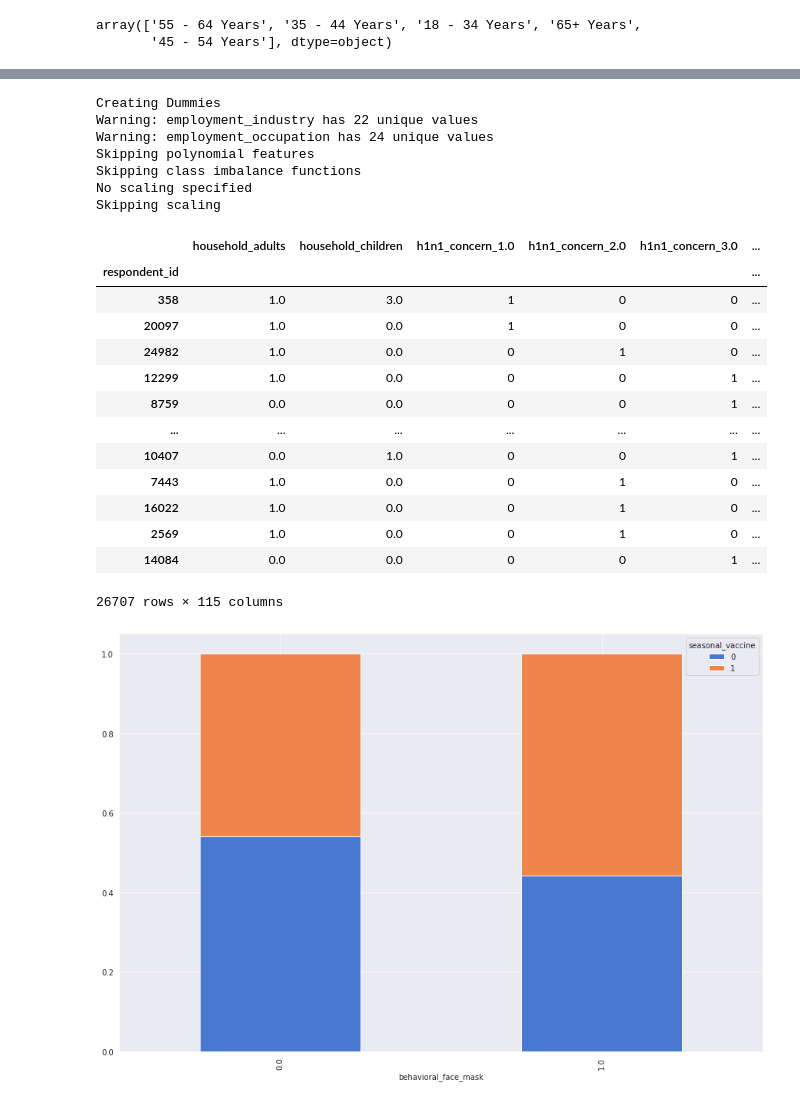
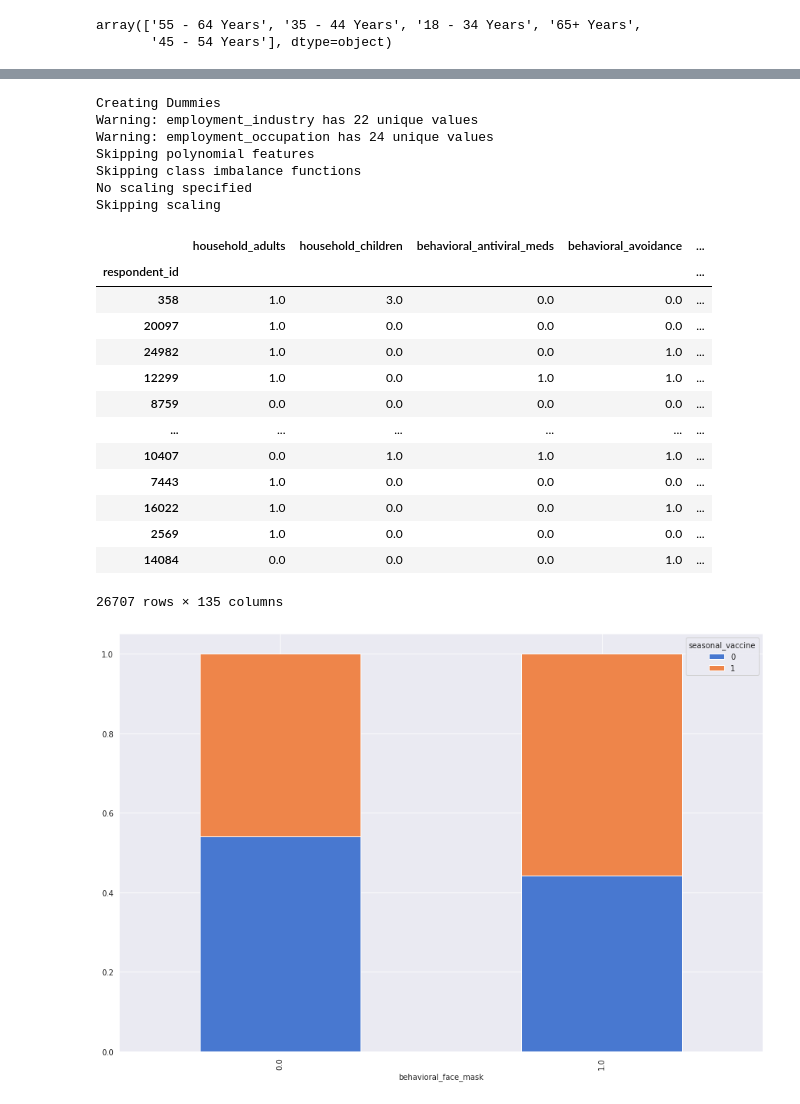
Before and after one commit to coreyryanhanson/predicting_seasonal_vaccinations, a Jupyter notebook: scratch_corey.ipynb, the cells around one changed output, grey strips where cells are left out. Saved outputs shown, nothing was run; the diff lists cells and outputs as text; code cells hidden in the pictures.

Commit message:
data cleaning work

```diff
--- a/scratch_corey.ipynb
+++ b/scratch_corey.ipynb
@@ -51,0 +18,23 @@ ValueError: could not convert string to float: '55 - 64 Years'
+# %%
+#Cleaning steps to do before column names are established.
+df = initial_cleaning(df)
+
+#Lists of columns to be fed into the model processor object and the functions that
+#manage imputed values for the nans.
+binary_columns = ['behavioral_antiviral_meds',
+       'behavioral_avoidance', 'behavioral_face_mask', 'behavioral_wash_hands',
+       'behavioral_large_gatherings', 'behavioral_outside_home',
+       'behavioral_touch_face', 'doctor_recc_h1n1', 'doctor_recc_seasonal',
+       'chronic_med_condition', 'child_under_6_months', 'health_worker',
+       'health_insurance', 'homeowner']
+ordinal_columns = ['h1n1_concern', 'h1n1_knowledge', 'opinion_h1n1_vacc_effective', 'opinion_h1n1_risk',
+       'opinion_h1n1_sick_from_vacc', 'opinion_seas_vacc_effective',
+       'opinion_seas_risk', 'opinion_seas_sick_from_vacc']
+continuous_columns = ["household_adults", "household_children"]
+
+#Function to generate a dictionary that manages impute strategies depending on
+#the type of data.
+impute_dict = gen_impute_dict(binary_columns, ordinal_columns, continuous_columns)
+
+#Cleans the rest of the data and stores the fitted imputer objects into a list for later use.
+df, imputes = fit_clean_data(df, impute_dict)
@@ -83,17 +99,18 @@ df = get_imputer_objs(df, impute_dict, imputes)
 
 #Lists to go in the dictionaries.
 
-reg_dummies = []
+missing_dummies = extract_column_names(df, "^missing")
 target_col1 = "h1n1_vaccine"
 target_col2 = "seasonal_vaccine"
 target_cols = [target_col1, target_col2]
 untr = ['household_adults', 'household_children',]
-nom = df.columns.drop(pd.Index([*untr, *target_cols])).to_numpy().tolist()
+nom = df.columns.drop([*untr, *binary_columns, *target_cols, *missing_dummies])
+# nom = df.columns.drop(pd.Index([*untr, *target_cols])).to_numpy().tolist()
 # polyc = [*nom, *pay_dummies, "PAY_0"]
 #The dicts that come into the arguments.
 
 categorical = {
-    "nominal_features":nom,
+    "nominal_features":nom, "standard_dummies": binary_columns, "impute_dummies":missing_dummies
 }
 
 continuous = {"untransformed":untr}
@@ -121,29 +138,29 @@ nom[0].
 # %%
-data = DataPreprocessor(df, target_col, categorical, continuous, polynomial, True, True,random_state=124)
+data = DataPreprocessor(df, target_col1, categorical, continuous, polynomial, True, True,random_state=124)
 data.data_preprocessing(balance_class=False, scale_type=False, poly_degree=False)
 data.get_df()
 # %% [output]
 Creating Dummies
 Warning: employment_industry has 22 unique values
 Warning: employment_occupation has 24 unique values
 Skipping polynomial features
 Skipping class imbalance functions
 No scaling specified
 Skipping scaling
-|  | household_adults | household_children | h1n1_concern_1.0 | h1n1_concern_2.0 | h1n1_concern_3.0 | ... |
-| respondent_id |  |  |  |  |  | ... |
-| 358 | 1.0 | 3.0 | 1 | 0 | 0 | ... |
-| 20097 | 1.0 | 0.0 | 1 | 0 | 0 | ... |
-| 24982 | 1.0 | 0.0 | 0 | 1 | 0 | ... |
-| 12299 | 1.0 | 0.0 | 0 | 0 | 1 | ... |
-| 8759 | 0.0 | 0.0 | 0 | 0 | 1 | ... |
-| ... | ... | ... | ... | ... | ... | ... |
-| 10407 | 0.0 | 1.0 | 0 | 0 | 1 | ... |
-| 7443 | 1.0 | 0.0 | 0 | 1 | 0 | ... |
-| 16022 | 1.0 | 0.0 | 0 | 1 | 0 | ... |
-| 2569 | 1.0 | 0.0 | 0 | 1 | 0 | ... |
-| 14084 | 0.0 | 0.0 | 0 | 0 | 1 | ... |
+|  | household_adults | household_children | behavioral_antiviral_meds | behavioral_avoidance | ... |
+| respondent_id |  |  |  |  | ... |
+| 358 | 1.0 | 3.0 | 0.0 | 0.0 | ... |
+| 20097 | 1.0 | 0.0 | 0.0 | 0.0 | ... |
+| 24982 | 1.0 | 0.0 | 0.0 | 1.0 | ... |
+| 12299 | 1.0 | 0.0 | 1.0 | 1.0 | ... |
+| 8759 | 0.0 | 0.0 | 0.0 | 0.0 | ... |
+| ... | ... | ... | ... | ... | ... |
+| 10407 | 0.0 | 1.0 | 1.0 | 1.0 | ... |
+| 7443 | 1.0 | 0.0 | 0.0 | 0.0 | ... |
+| 16022 | 1.0 | 0.0 | 0.0 | 1.0 | ... |
+| 2569 | 1.0 | 0.0 | 0.0 | 0.0 | ... |
+| 14084 | 0.0 | 0.0 | 0.0 | 1.0 | ... |
-26707 rows × 115 columns
+26707 rows × 135 columns
 # %%
 plot_stacked_proportion(df, "behavioral_face_mask", target_col, 1)
 # %% [output]
```
Also changed, not shown: parts of 14 cells of this notebook, 1 other file.
